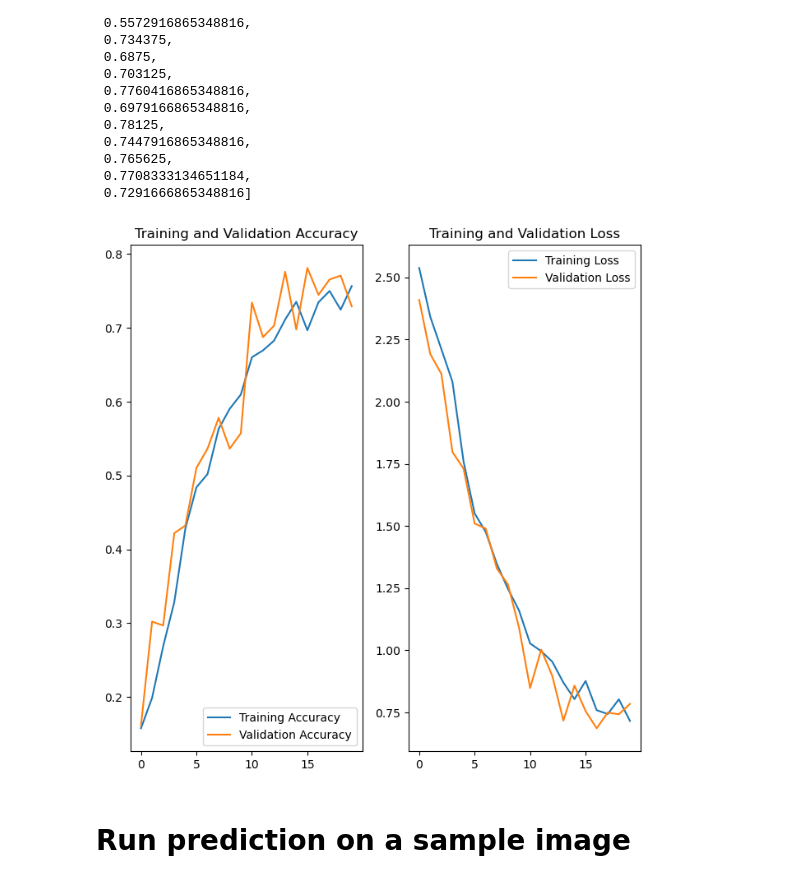
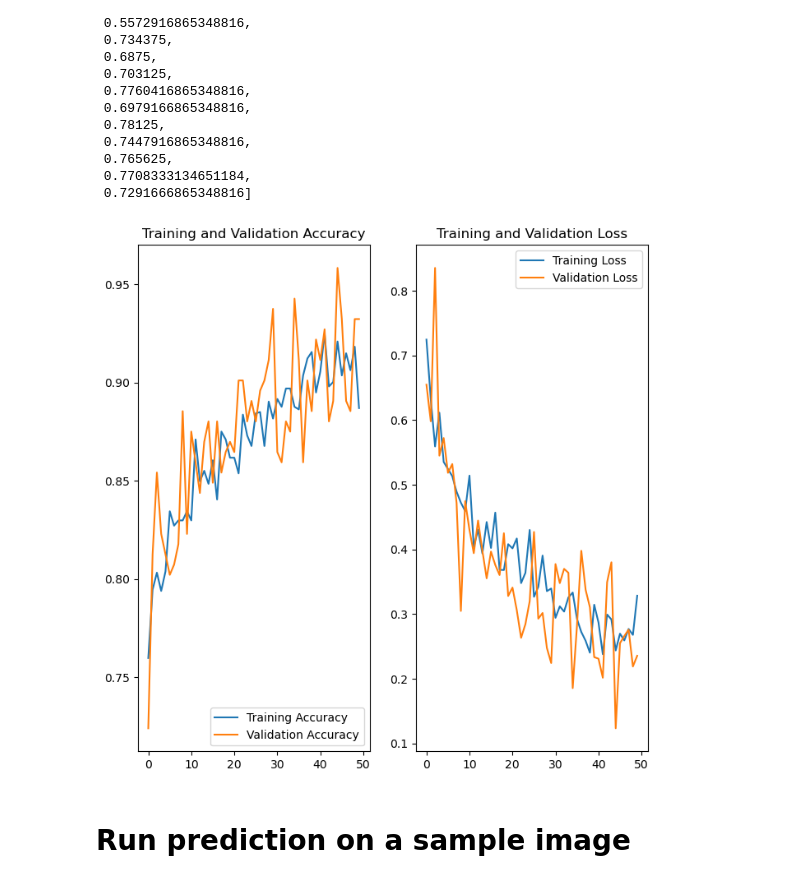
Before and after one commit to Raymond-ap/disease-detection, a Jupyter notebook: training/training.ipynb, the cells around one changed output. Drawn from its saved outputs; the diff is of its cells as text; code cells hidden in the pictures.

```diff
--- a/training/training.ipynb
+++ b/training/training.ipynb
@@ -169,6 +169,6 @@ history = model.fit(
     validation_data=validation_generator,
     validation_steps=6,
     verbose=1,
-    epochs=20,
+    epochs=50,
 )
 # %% [output]
@@ -250,23 +250,23 @@ val_acc
  0.7708333134651184,
  0.7291666865348816]
 # %%
-EPOCHS = 20
+EPOCHS = 50
 
 plt.figure(figsize=(8, 8))
 plt.subplot(1, 2, 1)
 plt.plot(range(EPOCHS), acc, label='Training Accuracy')
 plt.plot(range(EPOCHS), val_acc, label='Validation Accuracy')
 plt.legend(loc='lower right')
 plt.title('Training and Validation Accuracy')
 
 plt.subplot(1, 2, 2)
 plt.plot(range(EPOCHS), loss, label='Training Loss')
 plt.plot(range(EPOCHS), val_loss, label='Validation Loss')
 plt.legend(loc='upper right')
 plt.title('Training and Validation Loss')
 plt.show()
 # %% [output]
-[figure, old version]
+[figure, new version]
 # %% [markdown]
 # Run prediction on a sample image
 # %%
```
Also changed, not shown: parts of 7 cells of this notebook.
